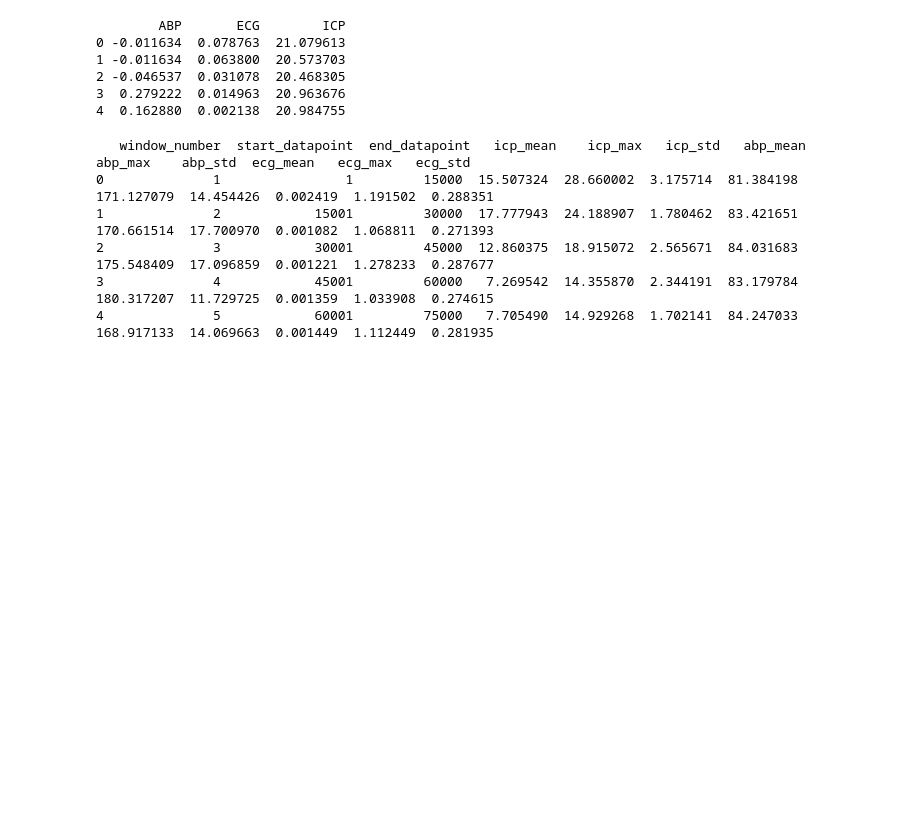
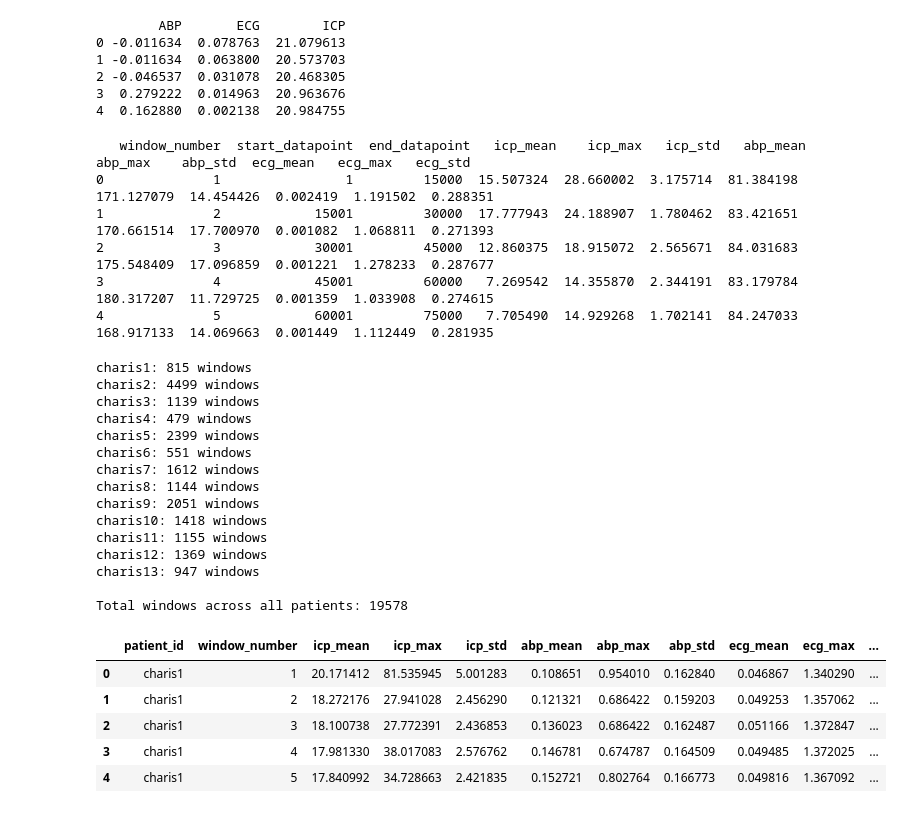
Before and after one commit to ajaybirh/ICPreg, a Jupyter notebook: ICP_reg.ipynb, the cells around one changed output. Saved outputs shown, nothing was run; the diff lists cells and outputs as text; code cells hidden in the pictures; blank space fills up the shorter version.

```diff
--- a/ICP_reg.ipynb
+++ b/ICP_reg.ipynb
@@ -70,0 +81,68 @@ window_summary.head()
+# %%
+# Build the same 5-min windowed feature table across ALL charis patients.
+charis_dir = '/Users/ahmadmardini/Downloads/ICPreg/Data/charisdb'
+window_size = 15000  # 5 min at 50 Hz
+needed_signals = ["ICP", "ABP", "ECG"]
+
+all_windows = []
+
+for i in range(1, 14):  # charis1..charis13
+    rec_path = os.path.join(charis_dir, f"charis{i}")
+    try:
+        rec = wfdb.rdrecord(rec_path)
+    except Exception as e:
+        print(f"charis{i}: failed to load ({e})")
+        continue
+
+    # Skip patients missing any of the three signals.
+    if not all(s in rec.sig_name for s in needed_signals):
+        print(f"charis{i}: missing signals, have {rec.sig_name}")
+        continue
+
+    df = pd.DataFrame(rec.p_signal, columns=rec.sig_name)[needed_signals].copy()
+
+    # Trim to a whole number of windows.
+    n_full = (len(df) // window_size) * window_size
+    df = df.iloc[:n_full]
+
+    df["window_number"] = np.arange(len(df)) // window_size + 1
+    summary = (
+        df.groupby("window_number")[needed_signals]
+        .agg(["mean", "max", "std"])
+        .reset_index()
+    )
+    summary.columns = [
+        "window_number",
+        "icp_mean", "icp_max", "icp_std",
+        "abp_mean", "abp_max", "abp_std",
+        "ecg_mean", "ecg_max", "ecg_std",
+    ]
+    summary.insert(0, "patient_id", f"charis{i}")
+    all_windows.append(summary)
+    print(f"charis{i}: {len(summary)} windows")
+
+all_windows_df = pd.concat(all_windows, ignore_index=True)
+print(f"\nTotal windows across all patients: {len(all_windows_df)}")
+all_windows_df.head()
+# %% [output]
+charis1: 815 windows
+charis2: 4499 windows
+charis3: 1139 windows
+charis4: 479 windows
+charis5: 2399 windows
+charis6: 551 windows
+charis7: 1612 windows
+charis8: 1144 windows
+charis9: 2051 windows
+charis10: 1418 windows
+charis11: 1155 windows
+charis12: 1369 windows
+charis13: 947 windows
+
+Total windows across all patients: 19578
+|  | patient_id | window_number | icp_mean | icp_max | icp_std | abp_mean | abp_max | abp_std | ecg_mean | ecg_max | ... |
+| 0 | charis1 | 1 | 20.171412 | 81.535945 | 5.001283 | 0.108651 | 0.954010 | 0.162840 | 0.046867 | 1.340290 | ... |
+| 1 | charis1 | 2 | 18.272176 | 27.941028 | 2.456290 | 0.121321 | 0.686422 | 0.159203 | 0.049253 | 1.357062 | ... |
+| 2 | charis1 | 3 | 18.100738 | 27.772391 | 2.436853 | 0.136023 | 0.686422 | 0.162487 | 0.051166 | 1.372847 | ... |
+| 3 | charis1 | 4 | 17.981330 | 38.017083 | 2.576762 | 0.146781 | 0.674787 | 0.164509 | 0.049485 | 1.372025 | ... |
+| 4 | charis1 | 5 | 17.840992 | 34.728663 | 2.421835 | 0.152721 | 0.802764 | 0.166773 | 0.049816 | 1.367092 | ... |
```
Also changed, not shown: parts of 13 cells of this notebook, 5 other files.
